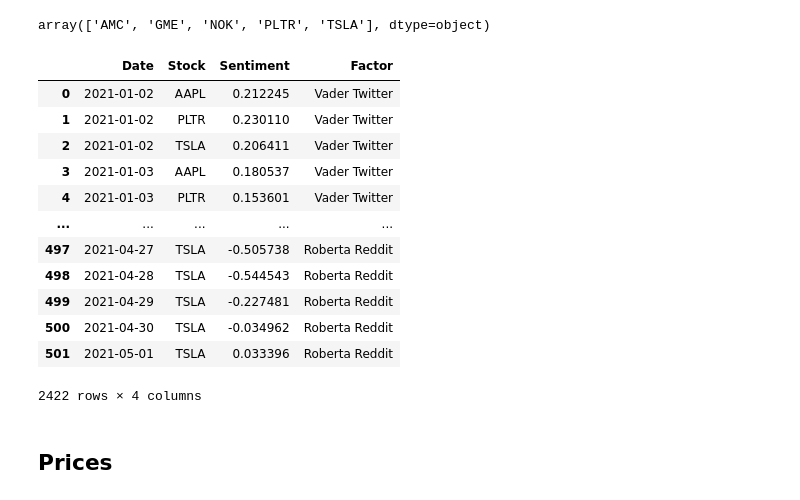
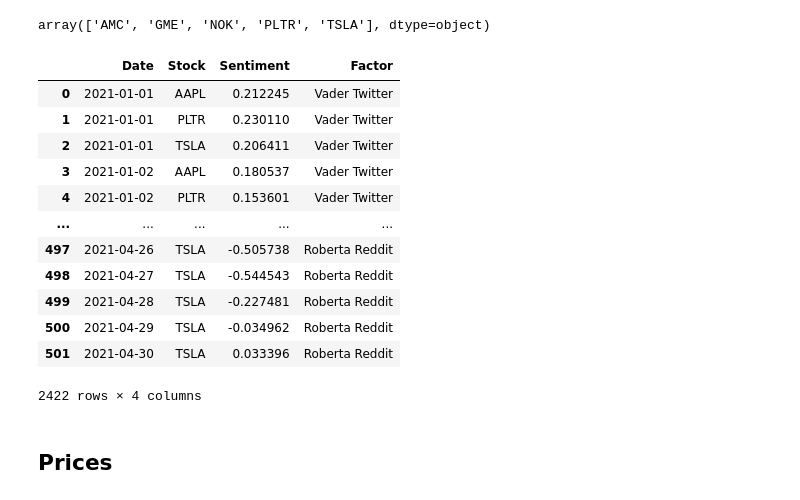
Before and after one commit to rometaidla/flash-boys, a Jupyter notebook: alphalens.ipynb, the cells around one changed output. Drawn from its saved outputs; the diff is of its cells as text; code cells hidden in the pictures.

```diff
--- a/alphalens.ipynb
+++ b/alphalens.ipynb
@@ -39,21 +39,21 @@ roberta_reddit.Stock.unique()
 array(['AMC', 'GME', 'NOK', 'PLTR', 'TSLA'], dtype=object)
 # %%
 sentiments_df = pd.concat([vader_df, roberta_twitter, roberta_reddit])
-sentiments_df["Date"] = sentiments_df["Date"] + datetime.timedelta(days=1)
+#sentiments_df["Date"] = sentiments_df["Date"] + datetime.timedelta(days=1)
 sentiments_df
 # %% [output]
 |  | Date | Stock | Sentiment | Factor |
-| 0 | 2021-01-02 | AAPL | 0.212245 | Vader Twitter |
-| 1 | 2021-01-02 | PLTR | 0.230110 | Vader Twitter |
-| 2 | 2021-01-02 | TSLA | 0.206411 | Vader Twitter |
-| 3 | 2021-01-03 | AAPL | 0.180537 | Vader Twitter |
-| 4 | 2021-01-03 | PLTR | 0.153601 | Vader Twitter |
+| 0 | 2021-01-01 | AAPL | 0.212245 | Vader Twitter |
+| 1 | 2021-01-01 | PLTR | 0.230110 | Vader Twitter |
+| 2 | 2021-01-01 | TSLA | 0.206411 | Vader Twitter |
+| 3 | 2021-01-02 | AAPL | 0.180537 | Vader Twitter |
+| 4 | 2021-01-02 | PLTR | 0.153601 | Vader Twitter |
 | ... | ... | ... | ... | ... |
-| 497 | 2021-04-27 | TSLA | -0.505738 | Roberta Reddit |
-| 498 | 2021-04-28 | TSLA | -0.544543 | Roberta Reddit |
-| 499 | 2021-04-29 | TSLA | -0.227481 | Roberta Reddit |
-| 500 | 2021-04-30 | TSLA | -0.034962 | Roberta Reddit |
-| 501 | 2021-05-01 | TSLA | 0.033396 | Roberta Reddit |
+| 497 | 2021-04-26 | TSLA | -0.505738 | Roberta Reddit |
+| 498 | 2021-04-27 | TSLA | -0.544543 | Roberta Reddit |
+| 499 | 2021-04-28 | TSLA | -0.227481 | Roberta Reddit |
+| 500 | 2021-04-29 | TSLA | -0.034962 | Roberta Reddit |
+| 501 | 2021-04-30 | TSLA | 0.033396 | Roberta Reddit |
 2422 rows × 4 columns
 # %% [markdown]
 ## Prices
```
Also changed, not shown: parts of 7 cells of this notebook, 1 other file.
